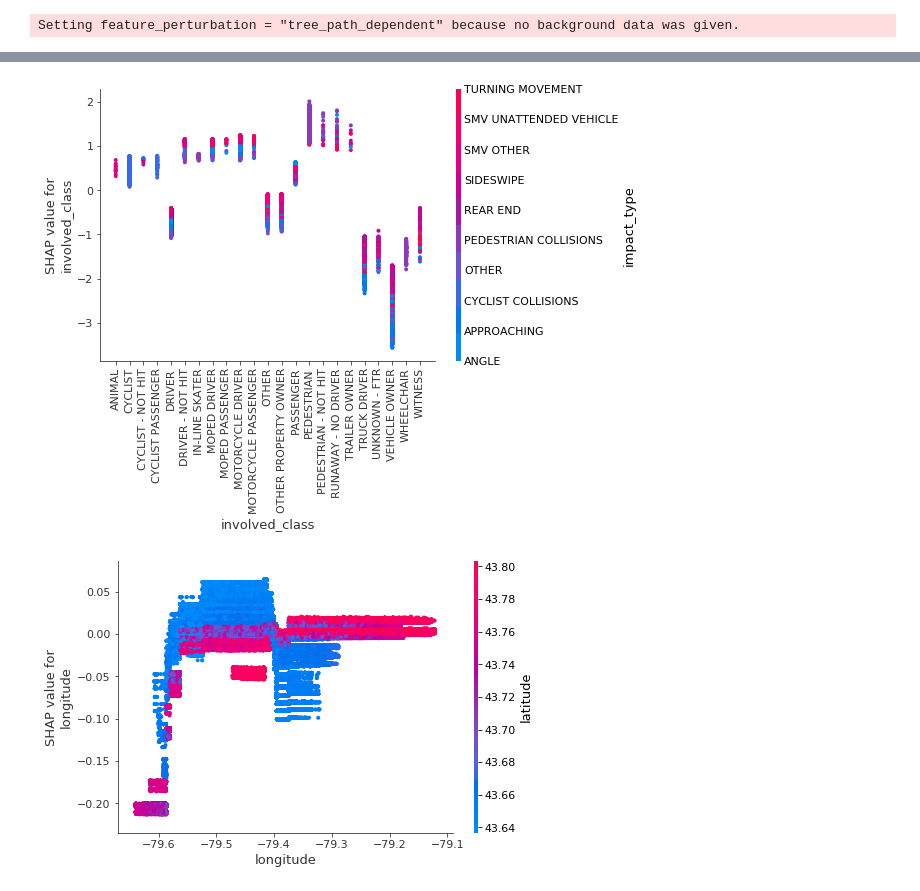
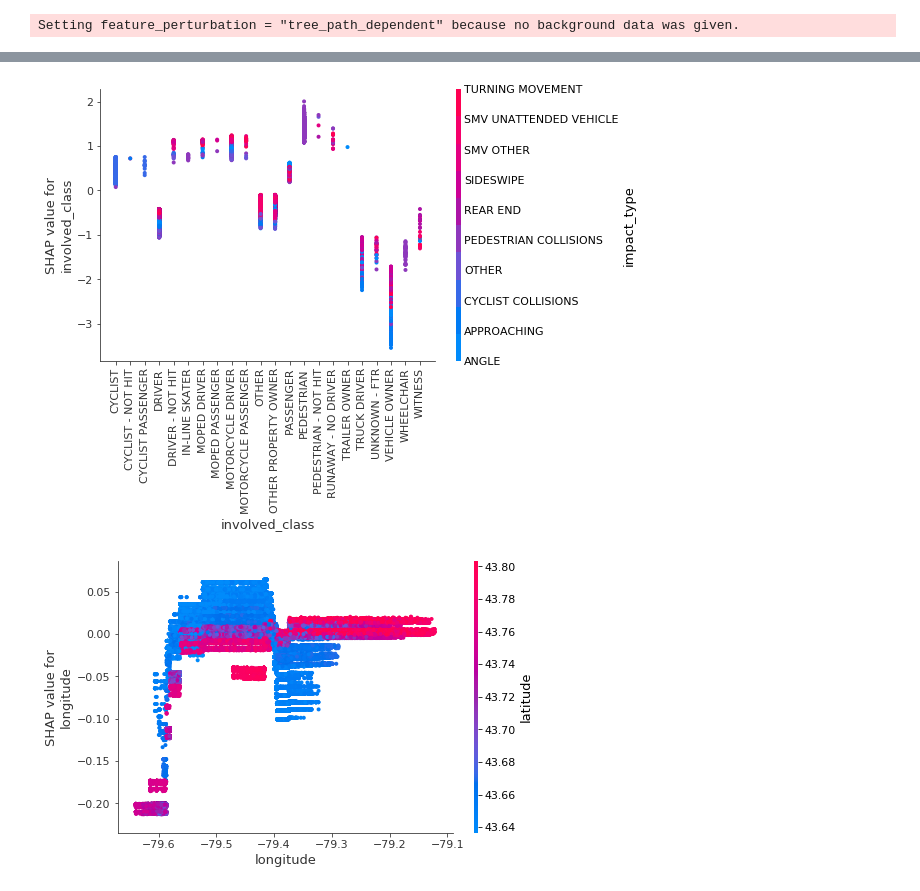
Before and after one commit to Dave-61/Insight_Data_Science, a Jupyter notebook: notebooks/TVZ_KSIprediction_SHAP.ipynb, the cells around one changed output, grey strips where cells are left out. Saved outputs shown, nothing was run; the diff lists cells and outputs as text; code cells hidden in the pictures.

```diff
--- a/notebooks/TVZ_KSIprediction_SHAP.ipynb
+++ b/notebooks/TVZ_KSIprediction_SHAP.ipynb
@@ -217,7 +219,7 @@ import shap
 
 # Here we use the TreeSHAP implementation, an efficient estimation approach for tree-based models
 explainer = shap.TreeExplainer(model_GB)
-shap_values = explainer.shap_values(x)
+shap_values = explainer.shap_values(x_test)
 # %% [output]
 Setting feature_perturbation = "tree_path_dependent" because no background data was given.
 The sklearn.ensemble.gradient_boosting module is  deprecated in version 0.22 and will be removed in version 0.24. The corresponding classes / functions should instead be imported from sklearn.ensemble ...
@@ -260,8 +350,8 @@ for feature in features:
 # %%
-shap.dependence_plot("involved_class", shap_values, x, display_features=x_display, interaction_index='impact_type' )
+shap.dependence_plot("involved_class", shap_values, x_test, display_features=x_display_test, interaction_index='impact_type' )
 # %% [output]
-[figure, old version]
+[figure, new version]
 # %%
-shap.dependence_plot("longitude", shap_values, x, display_features=x_display, interaction_index='latitude')
+shap.dependence_plot("longitude", shap_values, x_test, display_features=x_display_test, interaction_index='latitude')
 # %% [output]
-[figure, old version]
+[figure, new version]
```
Also changed, not shown: parts of 17 cells of this notebook.
